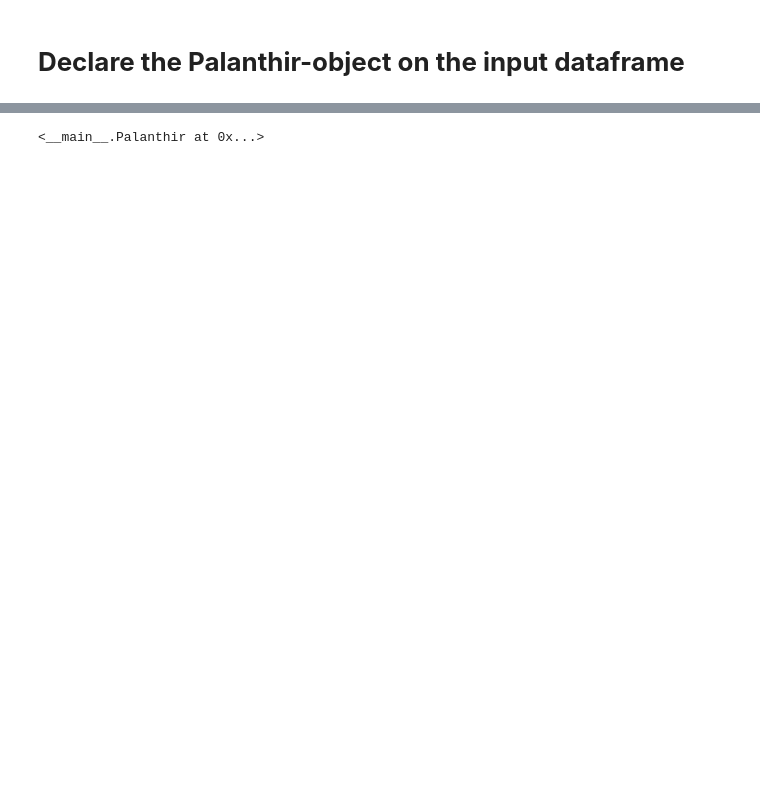
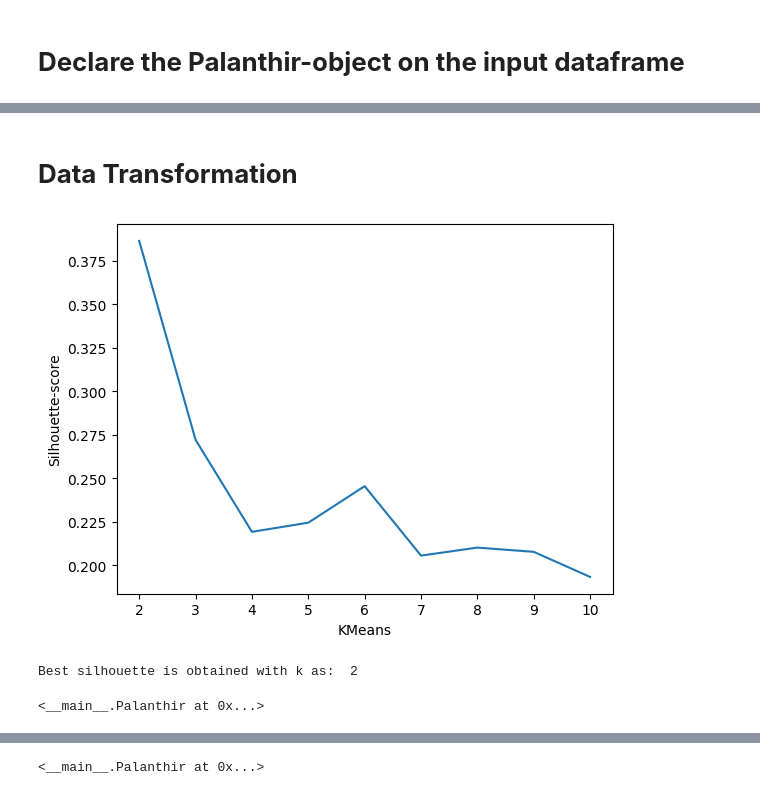
Before and after one commit to B0llemis/MLcode, a Jupyter notebook: Palanthir Experiment.ipynb, the cells around one changed output, grey strips where cells are left out. Drawn from its saved outputs; the diff is of its cells as text; code cells hidden in the pictures; blank space fills up the shorter version.

```diff
--- a/Palanthir Experiment.ipynb
+++ b/Palanthir Experiment.ipynb
@@ -483,0 +517,8 @@ pal = Palanthir(df,
+# %% [markdown]
+# **Data Transformation**
+# %%
+pal.remove_outliers().fill_nulls(exclude_features=['longitude','latitude']).scale(strategy="Standard",exclude_features=['longitude','latitude']).encode_order().cluster()
+# %% [output]
+[figure, added]
+Best silhouette is obtained with k as:  2
+<__main__.Palanthir at 0x...>
```
Also changed, not shown: parts of 20 cells of this notebook, 1 other file.
